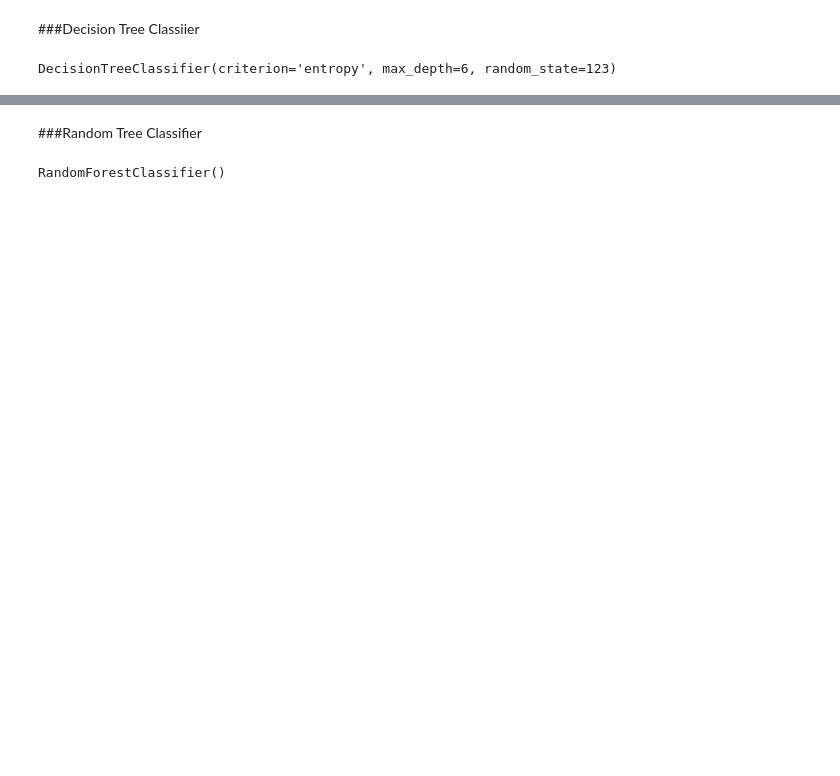
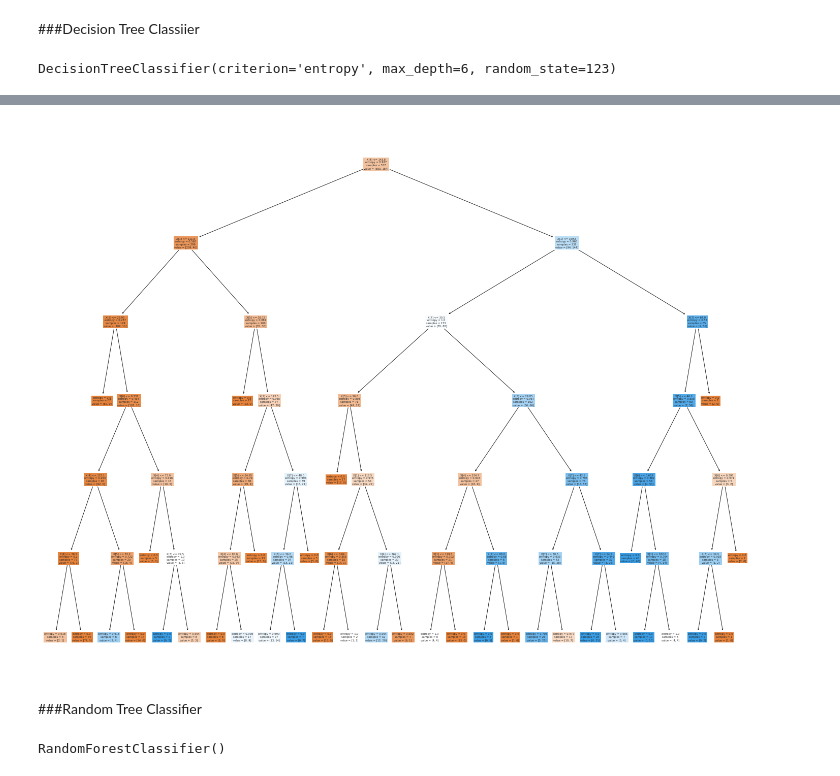
Before and after one commit to Kvaibhav1997/PIMA-Diabetes-Data, a Jupyter notebook: Diabetes.ipynb, the cells around one changed output, grey strips where cells are left out. Saved outputs shown, nothing was run; the diff lists cells and outputs as text; code cells hidden in the pictures; blank space fills up the shorter version.

```diff
--- a/Diabetes.ipynb
+++ b/Diabetes.ipynb
@@ -530,0 +532,7 @@ dtc
+# %%
+fig = plt.figure(figsize=(25,20))
+_ = tree.plot_tree(dtree,
+
+                   filled=True)
+# %% [output]
+[figure, added]
```
Also changed, not shown: parts of 28 cells of this notebook.
